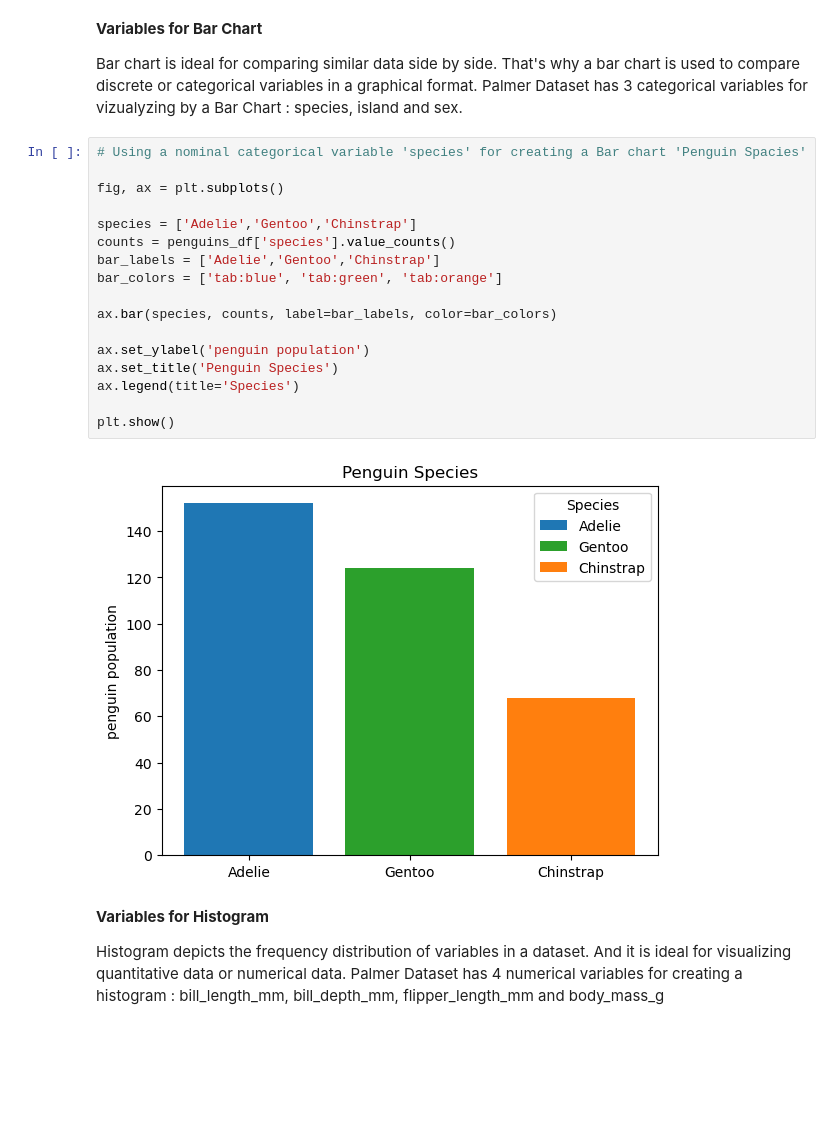
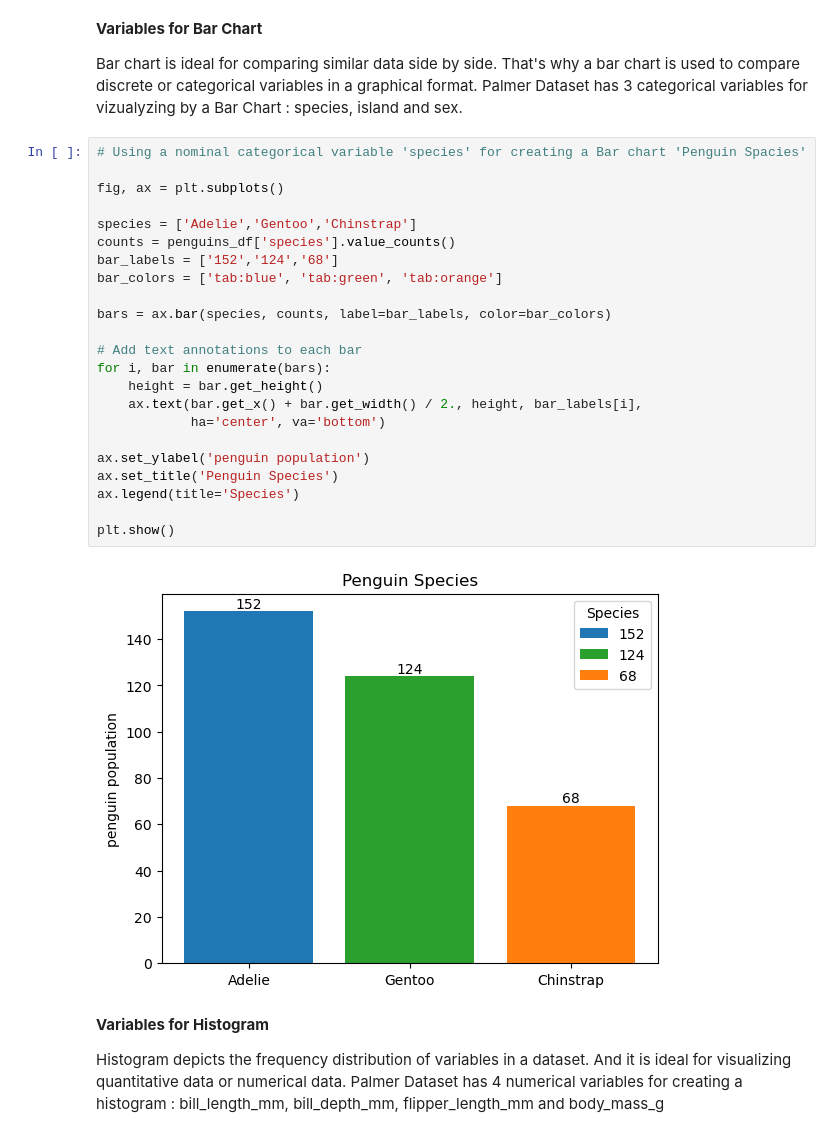
Before and after one commit to nataliia-dragunova/daproject, a Jupyter notebook: penguins.ipynb, the cells around one changed output. Drawn from its saved outputs; the diff is of its cells as text; blank space fills up the shorter version.

```diff
--- a/penguins.ipynb
+++ b/penguins.ipynb
@@ -131,22 +131,28 @@ Bar chart is ideal for comparing similar data side by side. That's why a bar cha
 # %%
 # Using a nominal categorical variable 'species' for creating a Bar chart 'Penguin Spacies'
 
 fig, ax = plt.subplots()
 
 species = ['Adelie','Gentoo','Chinstrap']
 counts = penguins_df['species'].value_counts()
-bar_labels = ['Adelie','Gentoo','Chinstrap']
+bar_labels = ['152','124','68']
 bar_colors = ['tab:blue', 'tab:green', 'tab:orange']
 
-ax.bar(species, counts, label=bar_labels, color=bar_colors)
+bars = ax.bar(species, counts, label=bar_labels, color=bar_colors)
+
+# Add text annotations to each bar
+for i, bar in enumerate(bars):
+    height = bar.get_height()
+    ax.text(bar.get_x() + bar.get_width() / 2., height, bar_labels[i],
+            ha='center', va='bottom')
 
 ax.set_ylabel('penguin population')
 ax.set_title('Penguin Species')
 ax.legend(title='Species')
 
 plt.show()
 # %% [output]
-[figure, old version]
+[figure, new version]
 # %% [markdown]
 **Variables for Histogram**
 
```
Also changed, not shown: parts of 3 cells of this notebook, 1 other file.
